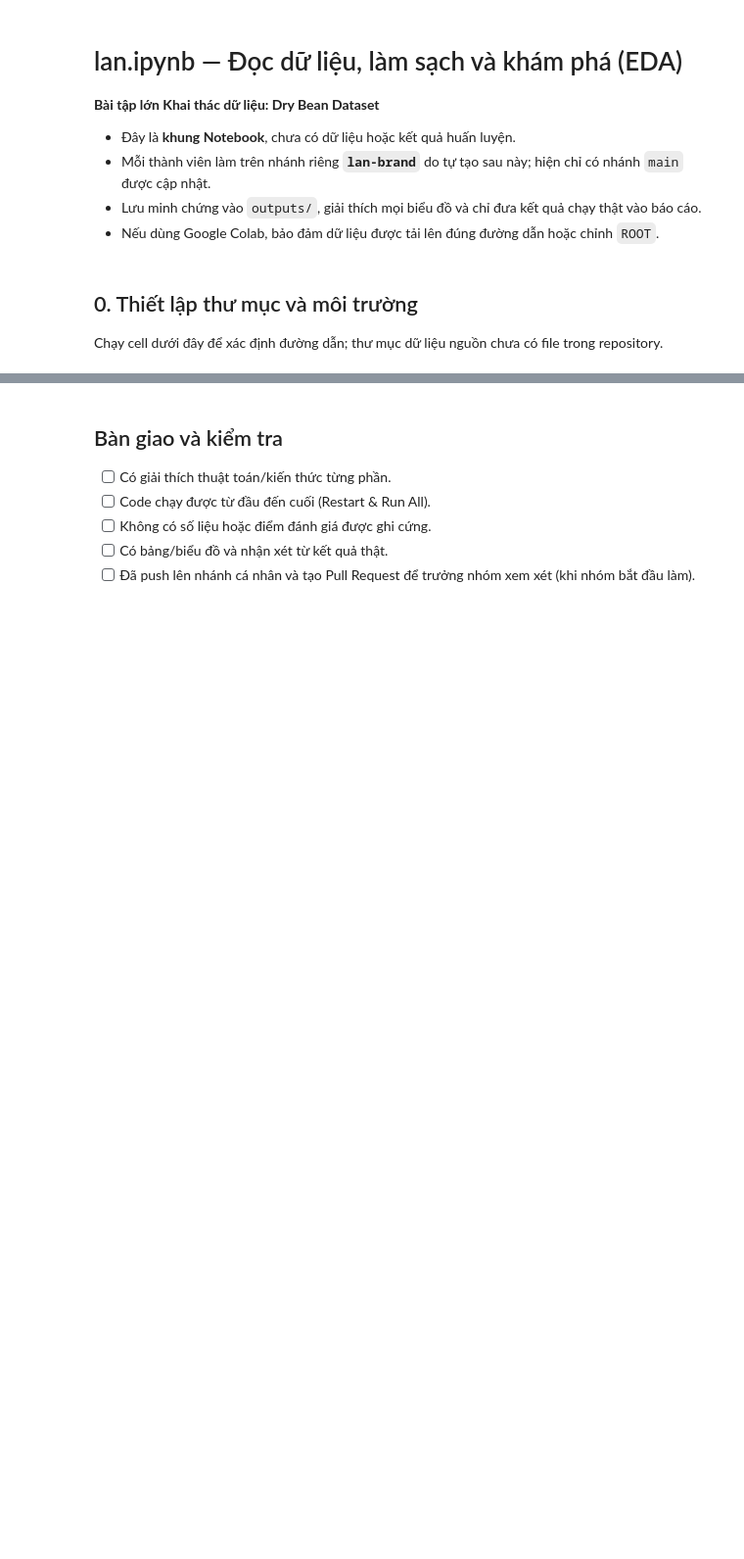
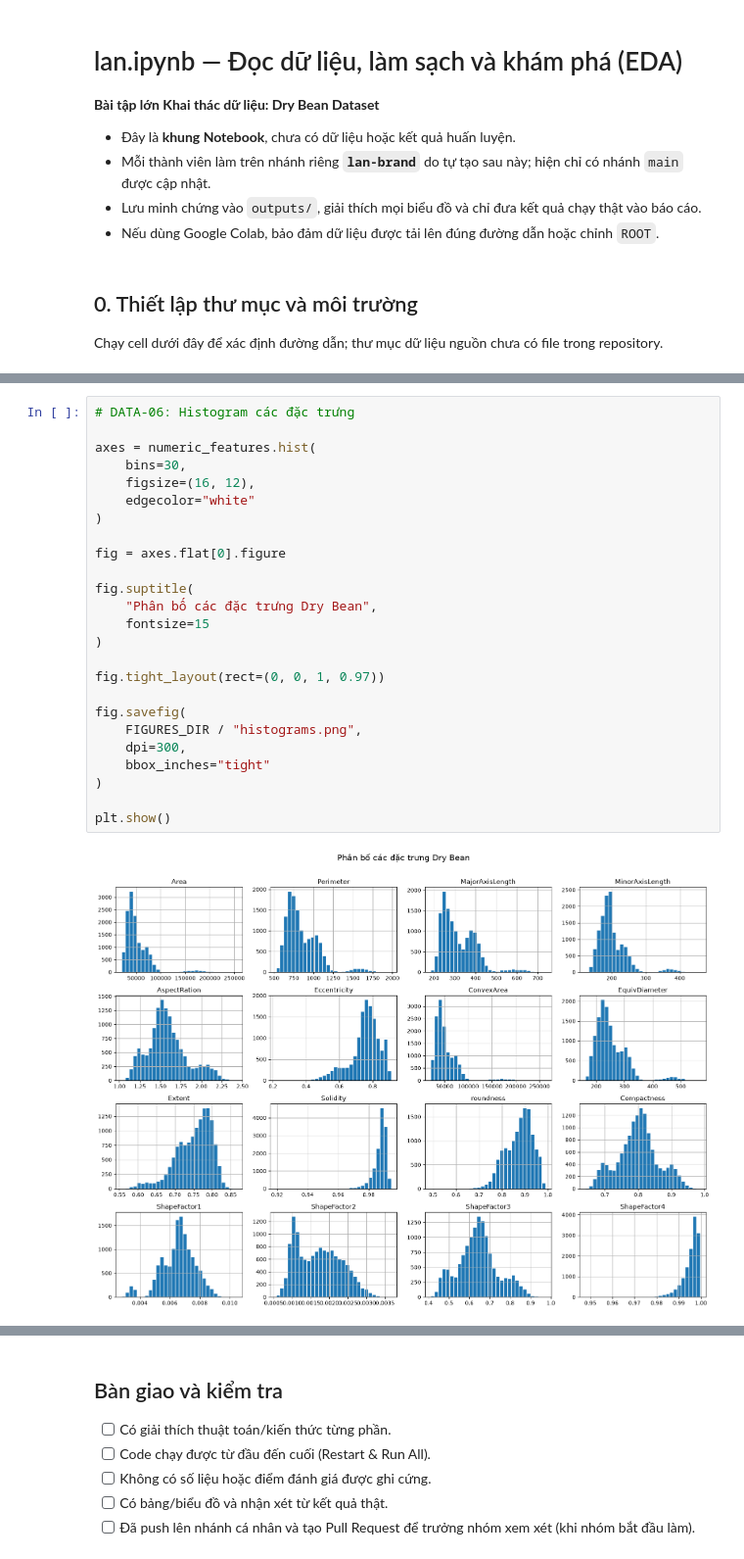
Before and after one commit to tanlen06-debug/Khai_Thac_Du_Lieu_Gr6, a Jupyter notebook: notebooks/lan.ipynb, the cells around one changed output, grey strips where cells are left out. Shown at 98% size. Saved outputs shown, nothing was run; the diff lists cells and outputs as text; blank space fills up the shorter version.

```diff
--- a/notebooks/lan.ipynb
+++ b/notebooks/lan.ipynb
@@ -81,0 +505,27 @@ print("Project root:", ROOT)
+# %%
+# DATA-06: Histogram các đặc trưng
+
+axes = numeric_features.hist(
+    bins=30,
+    figsize=(16, 12),
+    edgecolor="white"
+)
+
+fig = axes.flat[0].figure
+
+fig.suptitle(
+    "Phân bố các đặc trưng Dry Bean",
+    fontsize=15
+)
+
+fig.tight_layout(rect=(0, 0, 1, 0.97))
+
+fig.savefig(
+    FIGURES_DIR / "histograms.png",
+    dpi=300,
+    bbox_inches="tight"
+)
+
+plt.show()
+# %% [output]
+[figure, added]
```
Also changed, not shown: parts of 22 cells of this notebook, 10 other files.
